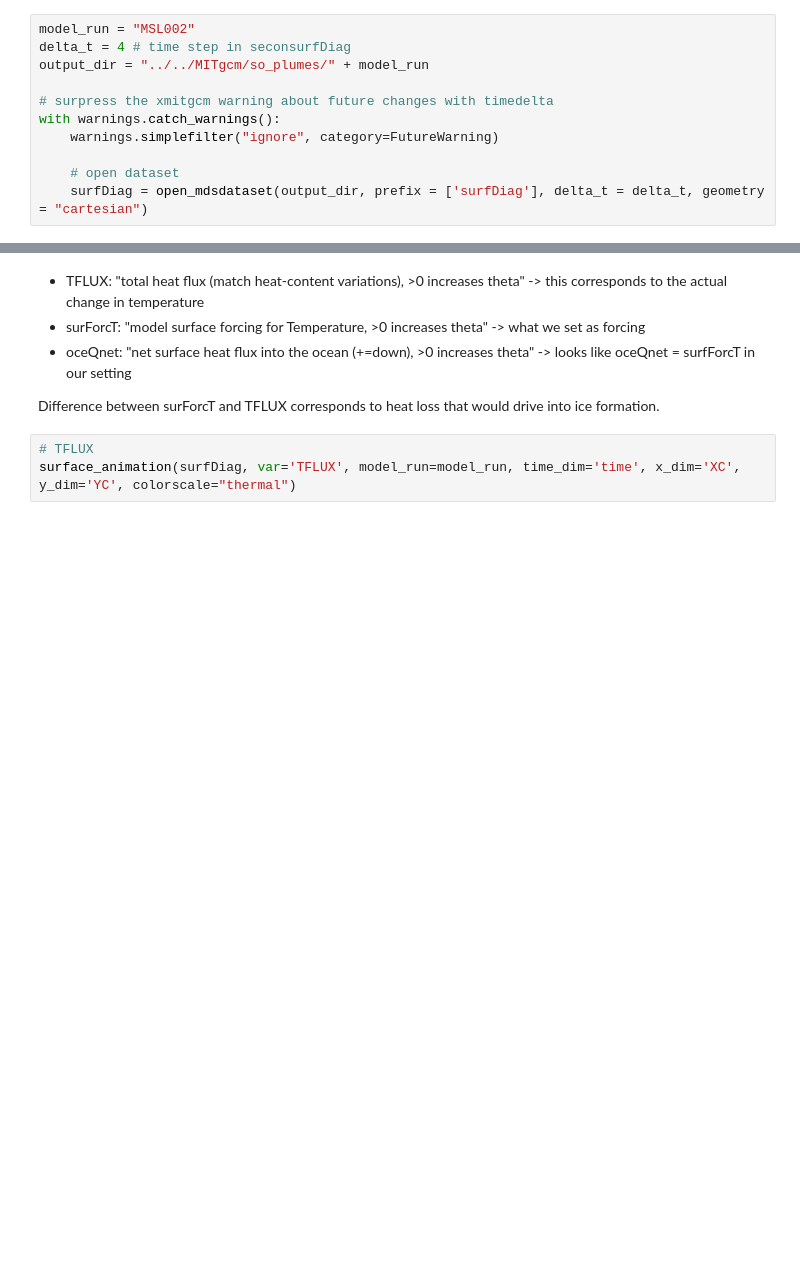
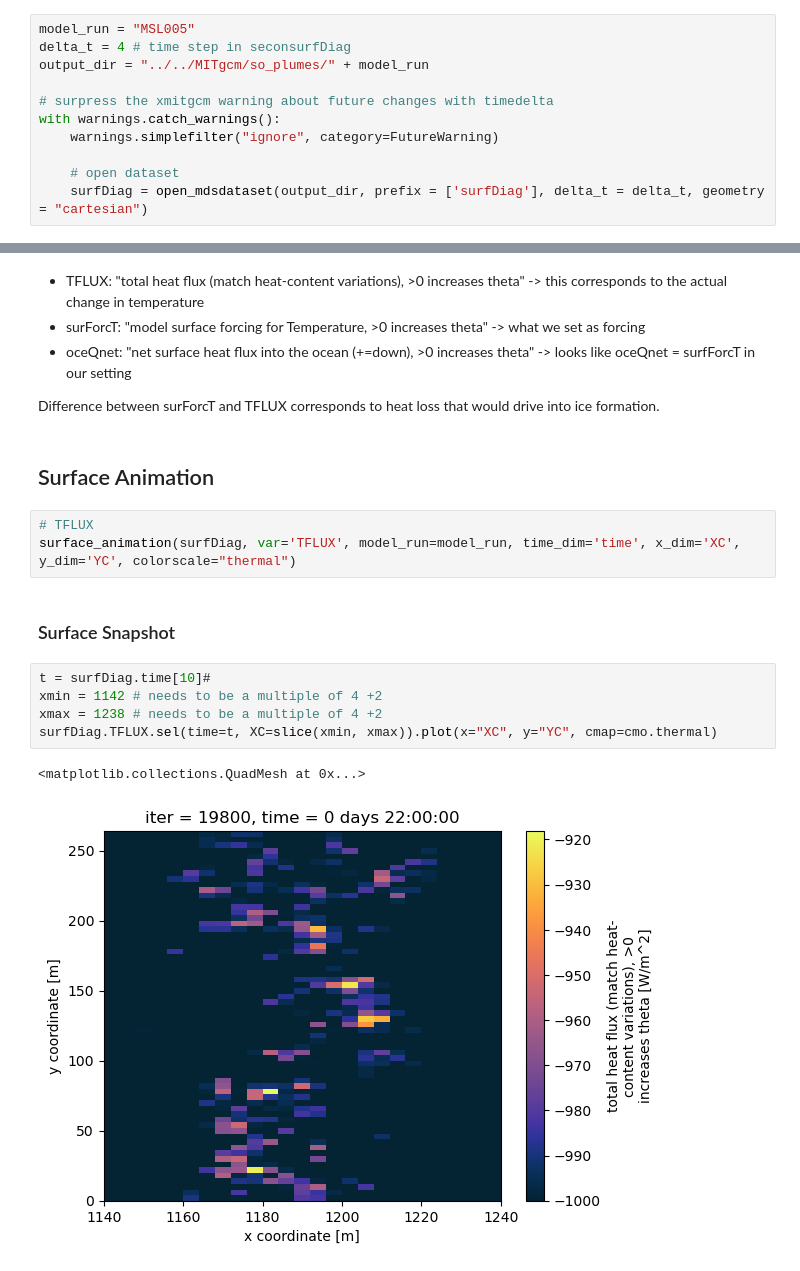
Before and after one commit to marlene-schramm/MSc_data_analysis, a Jupyter notebook: model_output/diag_surf_heat_flux.ipynb, the cells around one changed output, grey strips where cells are left out. Cells and saved outputs as stored; diff of their text form; blank space fills up the shorter version.

Commit message:
surface snapshot and lead-average over time

```diff
--- a/model_output/diag_surf_heat_flux.ipynb
+++ b/model_output/diag_surf_heat_flux.ipynb
@@ -22,7 +22,7 @@ import warnings
 # %% [markdown]
 ## Load Surface Diagnostics
 # %%
-model_run = "MSL002"
+model_run = "MSL005"
 delta_t = 4 # time step in seconsurfDiag
 output_dir = "../../MITgcm/so_plumes/" + model_run
 
@@ -40,6 +40,18 @@ with warnings.catch_warnings():
 - oceQnet: "net surface heat flux into the ocean (+=down), >0 increases theta" -> looks like oceQnet = surfForcT in our setting
 
 Difference between surForcT and TFLUX corresponds to heat loss that would drive into ice formation.
+# %% [markdown]
+## Surface Animation
 # %%
 # TFLUX
 surface_animation(surfDiag, var='TFLUX', model_run=model_run, time_dim='time', x_dim='XC', y_dim='YC', colorscale="thermal")
+# %% [markdown]
+### Surface Snapshot
+# %%
+t = surfDiag.time[10]#
+xmin = 1142 # needs to be a multiple of 4 +2
+xmax = 1238 # needs to be a multiple of 4 +2
+surfDiag.TFLUX.sel(time=t, XC=slice(xmin, xmax)).plot(x="XC", y="YC", cmap=cmo.thermal)
+# %% [output]
+<matplotlib.collections.QuadMesh at 0x...>
+[figure, added]
```
Also changed, not shown: parts of 2 cells of this notebook.
